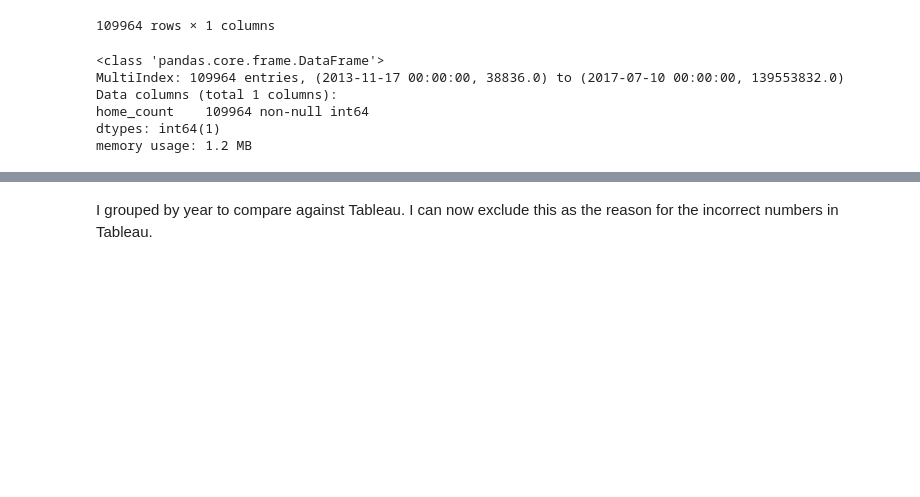
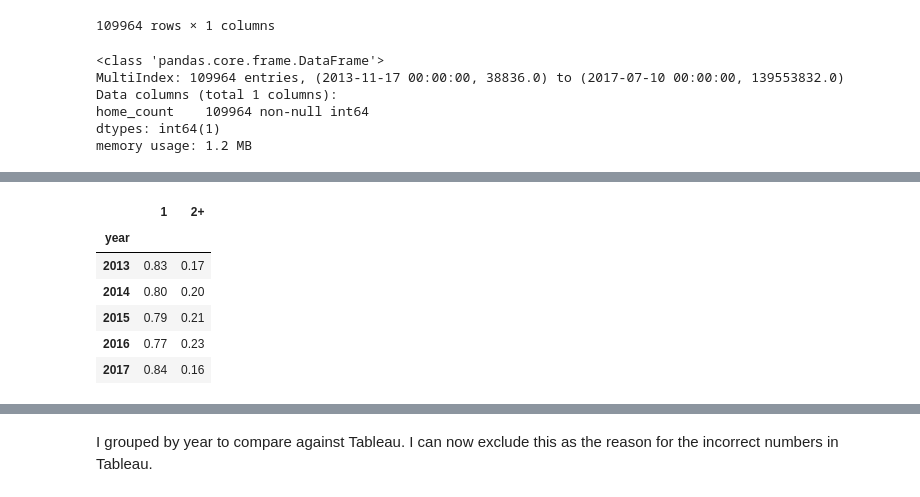
Before and after one commit to gisledb/udacity_nanodegree, a Jupyter notebook: ipython_notebooks/p6/P6_QA.ipynb, the cells around one changed output, grey strips where cells are left out. Saved outputs shown, nothing was run; the diff lists cells and outputs as text; code cells hidden in the pictures; blank space fills up the shorter version.

```diff
--- a/ipython_notebooks/p6/P6_QA.ipynb
+++ b/ipython_notebooks/p6/P6_QA.ipynb
@@ -192,0 +230,22 @@ year_grouped.groupby('bin').count()
+# %%
+year_binned = year_grouped.groupby([year_grouped.index.get_level_values(0),'bin']).sum().unstack()
+#Sorting correctly
+year_binned = year_binned.loc[year_binned.index.sort_values()]
+# %%
+#creating percentage version of year_binned
+#year_binned.iloc[:,0]
+
+year_binned_prop = pd.concat([(year_binned.iloc[:,0] / year_binned.sum(axis=1)),
+           (year_binned.iloc[:,1] / year_binned.sum(axis=1))],axis=1, names = ['blah','bah']).round(2)
+#Setting column names
+year_binned_prop.columns = ['1','2+']
+# %%
+year_binned_prop
+# %% [output]
+|  | 1 | 2+ |
+| year |  |  |
+| 2013 | 0.83 | 0.17 |
+| 2014 | 0.80 | 0.20 |
+| 2015 | 0.79 | 0.21 |
+| 2016 | 0.77 | 0.23 |
+| 2017 | 0.84 | 0.16 |
```
Also changed, not shown: parts of 20 cells of this notebook.
